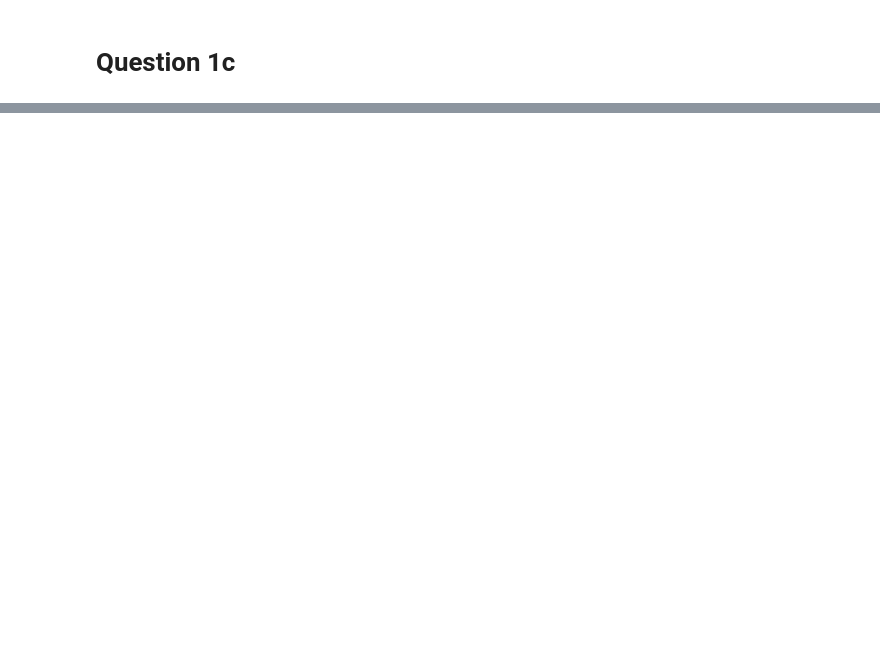
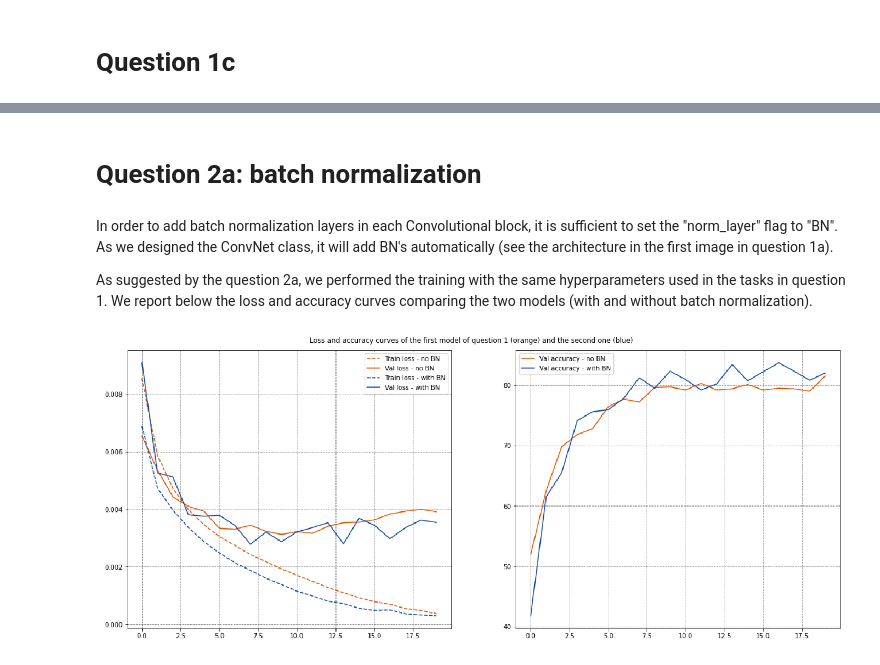
Before and after one commit to fabiomontello/AML-projects, a Jupyter notebook: HW3/AML Assignment 3 - report.ipynb, the cells around one changed output, grey strips where cells are left out. Cells and saved outputs as stored; diff of their text form; code cells hidden in the pictures; blank space fills up the shorter version.

```diff
--- a/HW3/AML Assignment 3 - report.ipynb
+++ b/HW3/AML Assignment 3 - report.ipynb
@@ -64,0 +68,17 @@ In the first image we cannot distinguish any distinct pattern, as we expected si
+# %% [markdown]
+# Question 2a: batch normalization
+# %% [markdown]
+In order to add batch normalization layers in each Convolutional block, it is sufficient to set the "norm_layer" flag to "BN". As we designed the ConvNet class, it will add BN's automatically (see the architecture in the first image in question 1a).
+
+As suggested by the question 2a, we performed the training with the same hyperparameters used in the tasks in question 1. We report below the loss and accuracy curves comparing the two models (with and without batch normalization).
+# %%
+fig = plt.figure(figsize=(18,14))
+ax = plt.axes([0,0,1,1], frameon=False)
+ax.get_xaxis().set_visible(False)
+ax.get_yaxis().set_visible(False)
+img = plt.imread('imgs/figure5.png')
+plt.imshow(img)
+plt.title("Loss and accuracy curves of the first model of question 1 (orange) and the second one (blue) ")
+plt.show()
+# %% [output]
+[figure, added]
```
Also changed, not shown: parts of 24 cells of this notebook, 8 other files.
